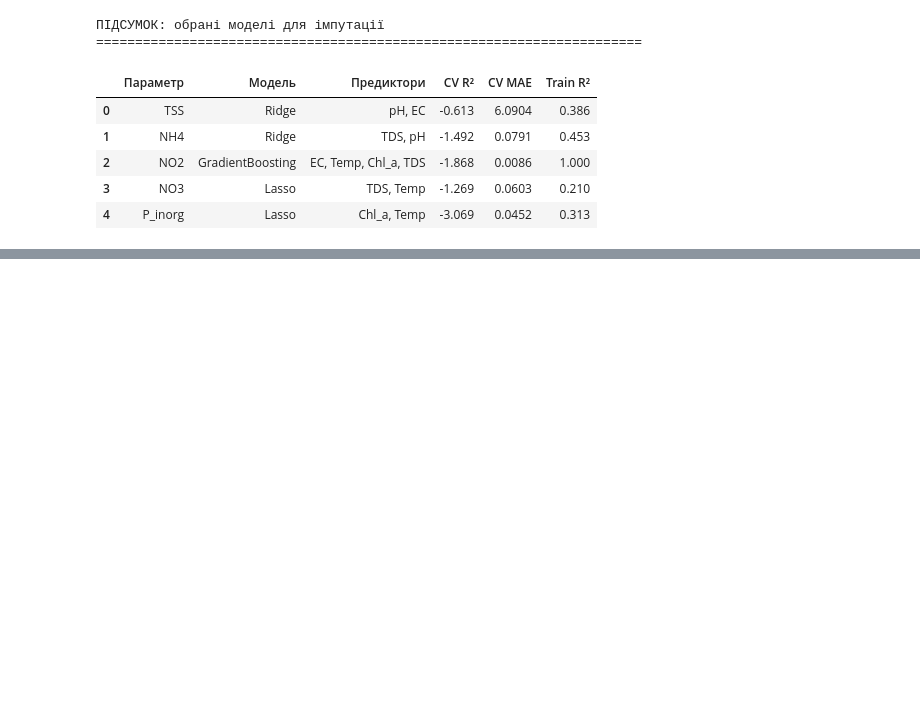
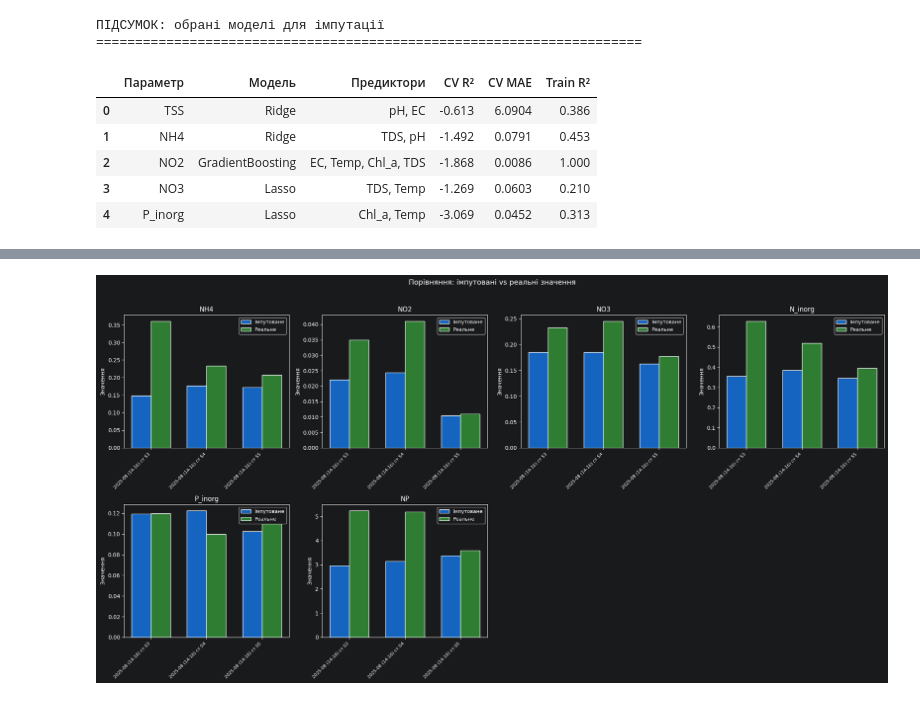
Before and after one commit to bohdan-holovin/data-analys-k, a Jupyter notebook: kanevske_analysis.ipynb, the cells around one changed output, grey strips where cells are left out. Drawn from its saved outputs; the diff is of its cells as text; code cells hidden in the pictures; blank space fills up the shorter version.

```diff
--- a/kanevske_analysis.ipynb
+++ b/kanevske_analysis.ipynb
@@ -1556,0 +1806,82 @@ display(summary_df.style.format({
+# %%
+# === Візуалізація: імпутоване vs реальне ===
+if all_compare:
+    viz_rows = []
+    for entry in all_compare:
+        label = entry['label']
+        for param in compare_params:
+            if not entry['was_missing'].get(param, False):
+                continue
+            imp_val = entry['imputed'].get(param)
+            real_val = entry['real'].get(param)
+            if pd.isnull(imp_val) or pd.isnull(real_val):
+                continue
+            viz_rows.append({
+                'Спостереження': label, 'Параметр': param,
+                'Імпутоване': imp_val, 'Реальне': real_val,
+            })
+
+    if viz_rows:
+        viz_df = pd.DataFrame(viz_rows)
+        params_with_data = viz_df['Параметр'].unique()
+        n_params = len(params_with_data)
+
+        if n_params > 0:
+            n_cols_plot = min(n_params, 4)
+            n_rows_plot = (n_params + n_cols_plot - 1) // n_cols_plot
+            fig, axes = plt.subplots(n_rows_plot, n_cols_plot, figsize=(5 * n_cols_plot, 5 * n_rows_plot))
+            if n_params == 1:
+                axes = [axes]
+            else:
+                axes = np.array(axes).flatten()
+
+            for i, param in enumerate(params_with_data):
+                ax = axes[i]
+                param_data = viz_df[viz_df['Параметр'] == param]
+
+                x = range(len(param_data))
+                labels = param_data['Спостереження'].values
+                imp_vals = param_data['Імпутоване'].values
+                real_vals = param_data['Реальне'].values
+
+                width = 0.35
+                ax.bar([xi - width/2 for xi in x], imp_vals, width,
+                       label='Імпутоване', color='#1565C0', edgecolor='white')
+                ax.bar([xi + width/2 for xi in x], real_vals, width,
+                       label='Реальне', color='#2E7D32', edgecolor='white')
+
+                ax.set_title(param, fontsize=12)
+                ax.set_xticks(list(x))
+                ax.set_xticklabels(labels, rotation=45, ha='right', fontsize=8)
+                ax.legend(fontsize=9)
+                ax.set_ylabel('Значення')
+
+            for j in range(i + 1, len(axes)):
+                axes[j].axis('off')
+
+            fig.suptitle('Порівняння: імпутовані vs реальні значення', fontsize=13, y=1.02)
+            plt.tight_layout()
+            plt.show()
+
+            # Scatter: імпутоване vs реальне
+            fig, ax = plt.subplots(figsize=(7, 7))
+            for param in params_with_data:
+                param_data = viz_df[viz_df['Параметр'] == param]
+                ax.scatter(param_data['Реальне'], param_data['Імпутоване'],
+                          s=80, label=param, edgecolors='white', zorder=3)
+
+            all_vals = list(viz_df['Реальне']) + list(viz_df['Імпутоване'])
+            mn, mx = min(all_vals), max(all_vals)
+            margin = (mx - mn) * 0.05
+            ax.plot([mn - margin, mx + margin], [mn - margin, mx + margin],
+                   'r--', lw=1.5, label='Ідеальний прогноз', zorder=1)
+
+            ax.set_xlabel('Реальне значення', fontsize=12)
+            ax.set_ylabel('Імпутоване значення', fontsize=12)
+            ax.set_title('Імпутоване vs Реальне\n(ближче до діагоналі = точніша імпутація)', fontsize=13)
+            ax.legend(fontsize=10)
+            ax.set_aspect('equal')
+            plt.tight_layout()
+            plt.show()
+# %% [output]
+[figure, added]
```
Also changed, not shown: parts of 5 cells of this notebook.
